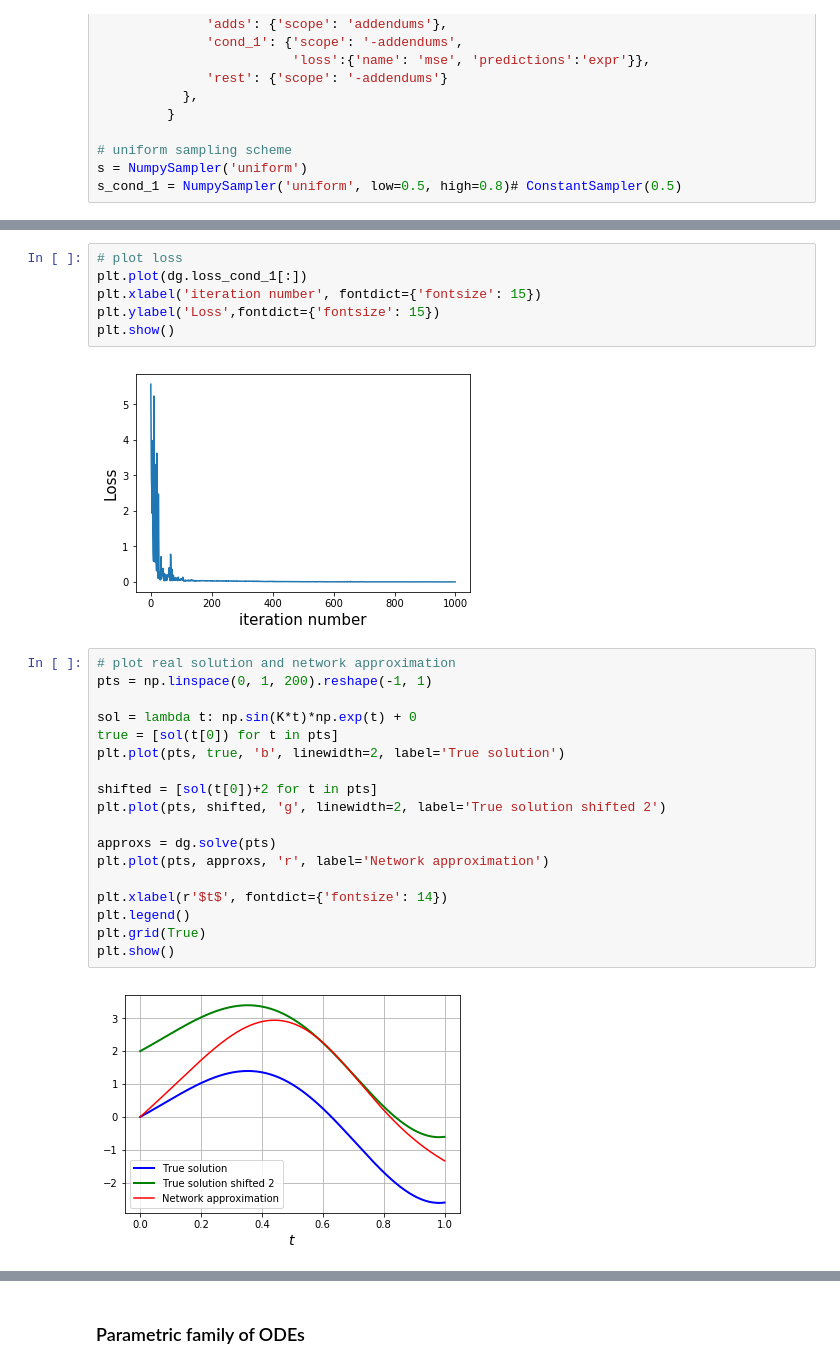
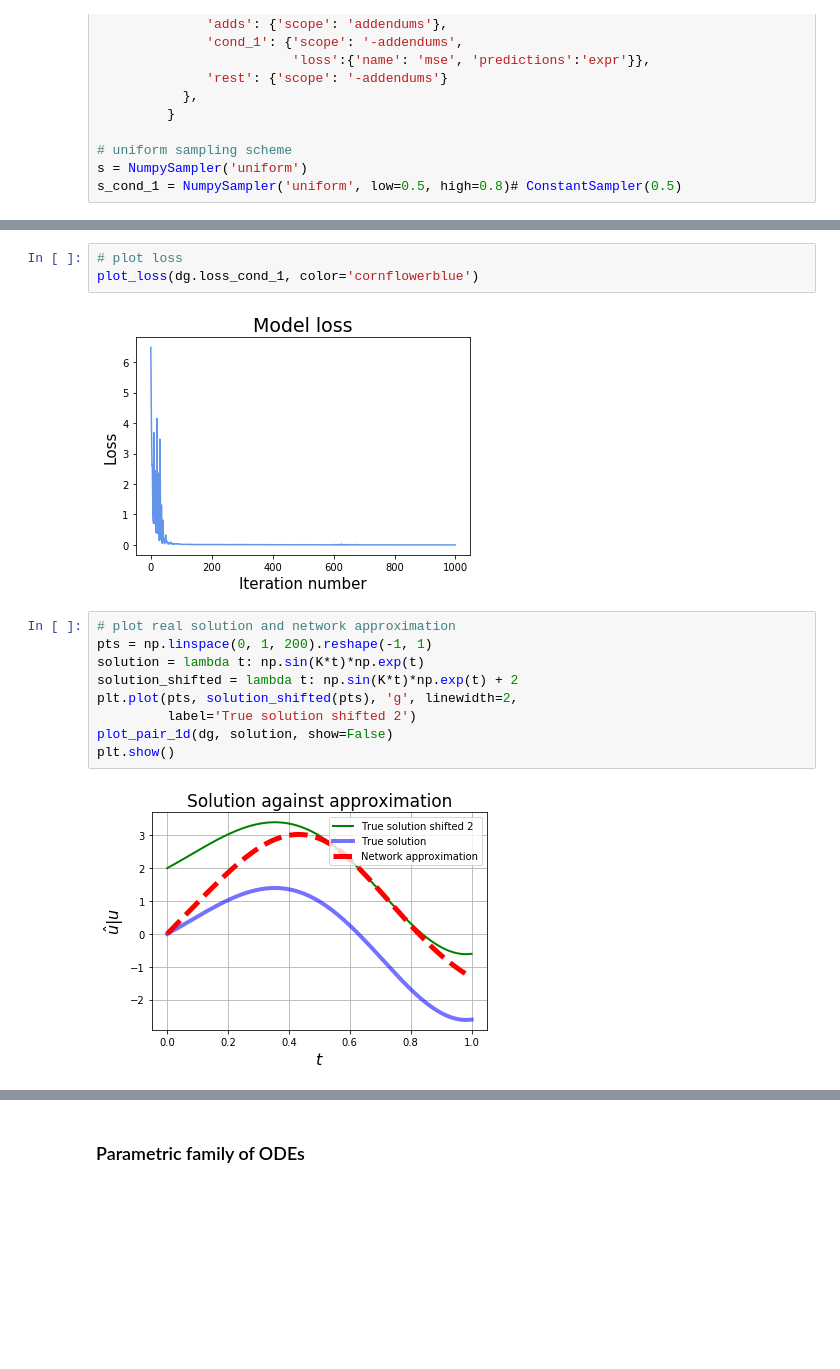
Before and after one commit to analysiscenter/pydens, a Jupyter notebook: tutorials/PDE_solving.ipynb, the cells around one changed output, grey strips where cells are left out. Saved outputs shown, nothing was run; the diff lists cells and outputs as text; blank space fills up the shorter version.

Commit message:
update plot_utils; finish rewriting tuto

```diff
--- a/tutorials/PDE_solving.ipynb
+++ b/tutorials/PDE_solving.ipynb
@@ -540,31 +509,19 @@ for _ in tqdm_notebook(range(200)):
     _ = dg.fit(batch_size=100, sampler=s, n_iters=iters[2], fetches='loss_adds', train_mode='adds')
 # %% [output]
 [interactive output not drawn]
-# %%
-# plot loss
-plt.plot(dg.loss_cond_1[:])
-plt.xlabel('iteration number', fontdict={'fontsize': 15})
-plt.ylabel('Loss',fontdict={'fontsize': 15})
-plt.show()
-# %% [output]
-[figure, removed]
+# %%
+# plot loss
+plot_loss(dg.loss_cond_1, color='cornflowerblue')
+# %% [output]
+[figure, added]
 # %%
 # plot real solution and network approximation
 pts = np.linspace(0, 1, 200).reshape(-1, 1)
-
-sol = lambda t: np.sin(K*t)*np.exp(t) + 0
-true = [sol(t[0]) for t in pts]
-plt.plot(pts, true, 'b', linewidth=2, label='True solution')
-
-shifted = [sol(t[0])+2 for t in pts]
-plt.plot(pts, shifted, 'g', linewidth=2, label='True solution shifted 2')
-
-approxs = dg.solve(pts)
-plt.plot(pts, approxs, 'r', label='Network approximation')
-
-plt.xlabel(r'$t$', fontdict={'fontsize': 14})
-plt.legend()
-plt.grid(True)
+solution = lambda t: np.sin(K*t)*np.exp(t)
+solution_shifted = lambda t: np.sin(K*t)*np.exp(t) + 2
+plt.plot(pts, solution_shifted(pts), 'g', linewidth=2,
+         label='True solution shifted 2')
+plot_pair_1d(dg, solution, show=False)
 plt.show()
 # %% [output]
-[figure, old version]
+[figure, new version]
```
Also changed, not shown: parts of 23 cells of this notebook, 2 other files.
